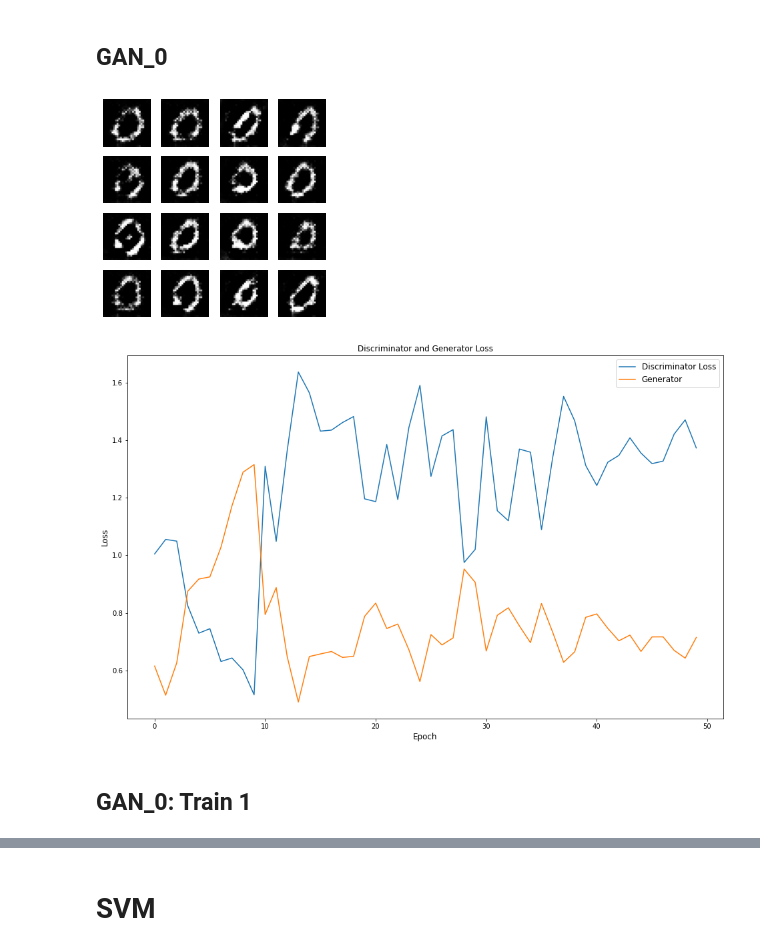
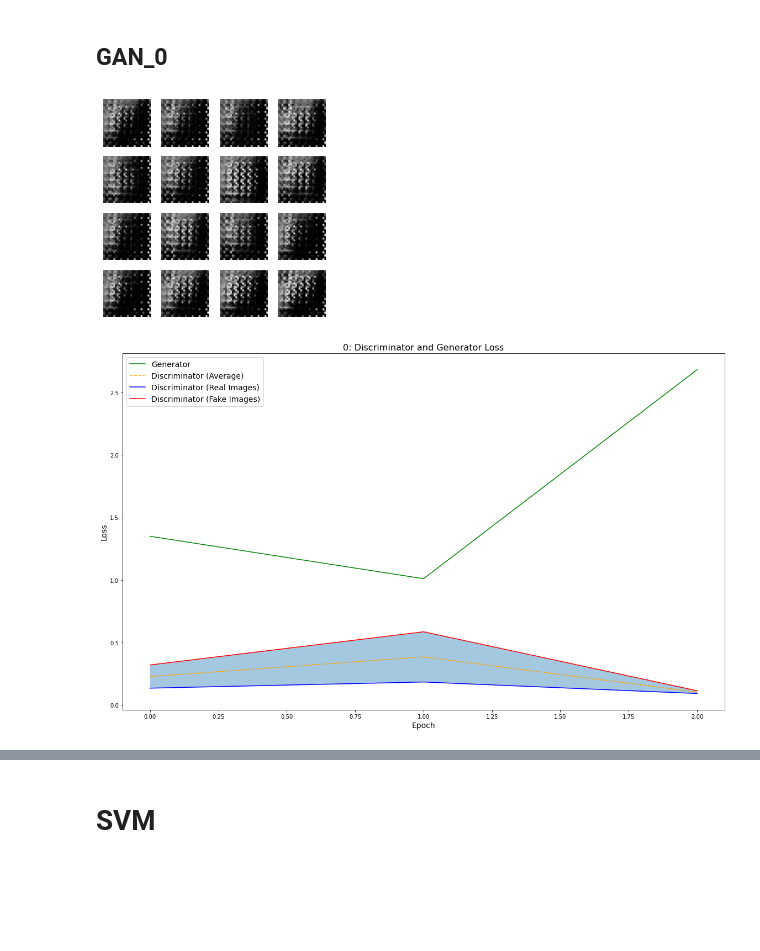
Before and after one commit to iamfredo/gans_mnist, a Jupyter notebook: gans_test.ipynb, the cells around one changed output, grey strips where cells are left out. Cells and saved outputs as stored; diff of their text form; code cells hidden in the pictures; blank space fills up the shorter version.

```diff
--- a/gans_test.ipynb
+++ b/gans_test.ipynb
@@ -411,39 +412,51 @@ plt.clim(-0.5,9.5)
 # %% [markdown]
 # Train GAN Models
+# %%
+def plot_loss(title, d_loss, g_loss, d_loss_real=None, d_loss_fake=None):
+  plt.figure(figsize=(16,10))
+  plt.plot(g_loss_plot, c="green")
+  if (d_loss_real and d_loss_fake):
+    plt.plot(d_loss, "--", c="orange")
+    plt.plot(d_loss_real, c="blue")
+    plt.plot(d_loss_fake, c="red")
+    plt.fill_between(np.arange(len(d_loss)),d_loss_real, d_loss_fake, alpha=0.4)
+    plt.legend(["Generator","Discriminator (Average)", "Discriminator (Real Images)","Discriminator (Fake Images)"], fontsize=14)
+
+  else:
+    plt.plot(d_loss)
+    plt.legend(["Generator","Discriminator (Average)"], fontsize=14)
+
+  if len(title) > 1:
+    plt.title(f"{title[1]}: Discriminator and Generator Loss (Pre-trained on {title[0]})", fontsize=16)
+  else:
+    plt.title(f"{title}: Discriminator and Generator Loss", fontsize=16)
+  plt.ylabel("Loss", fontsize=14)
+  plt.xlabel("Epoch", fontsize=14)
+  plt.tight_layout()
+  plt.savefig(f"images/{title}/loss_plot_{title}.svg", dpi=600, format="svg")
+  plt.show()
 # %% [markdown]
 ## GAN_0
 # %%
 # Dict to save dicts with generated images per epoche
 GAN_0 = {}
 
 generator_0 = create_generator_model()
 discriminator_0 = make_discriminator_model()
+
+gen_loss_dict = {}
+dis_loss_dict = {}
+d_loss_plot = []
+d_real_loss_plot = []
+d_fake_loss_plot = []
+g_loss_plot = []
+
+train(train_dataset_0, 0, 3, generator=generator_0, discriminator=discriminator_0, save_images_dict=GAN_0)
+
+plot_loss("0", d_loss_plot, g_loss_plot, d_real_loss_plot, d_fake_loss_plot)
+# %% [output]
+[figure, added]
+[figure, added]
-# %%
-gen_loss_dict = {}
-dis_loss_dict = {}
-d_loss_plot = []
-d_real_loss_plot = []
-d_fake_loss_plot = []
-g_loss_plot = []
-
-train(train_dataset_0, 50, generator=generator_0, discriminator=discriminator_0, save_images_dict=GAN_0)
-
-# Loss plots
-plt.figure(figsize=(16,10))
-plt.plot(d_loss_plot)
-#plt.plot(d_real_loss_plot)
-#plt.plot(d_fake_loss_plot)
-plt.plot(g_loss_plot)
-plt.title("Discriminator and Generator Loss")
-plt.ylabel("Loss", fontsize=12)
-plt.xlabel("Epoch", fontsize=12)
-plt.legend(["Discriminator Loss", "Generator"], fontsize=12)
-plt.show()
-# %% [output]
-[figure, removed]
-[figure, removed]
-# %% [markdown]
-## GAN_0:   Train 1
 # %%
 generator_01 = tf.keras.models.clone_model(generator_0)
 generator_01.build((None, 100)) # replace 10 with number of variables in input layer
```
Also changed, not shown: parts of 57 cells of this notebook, 1 other file.
